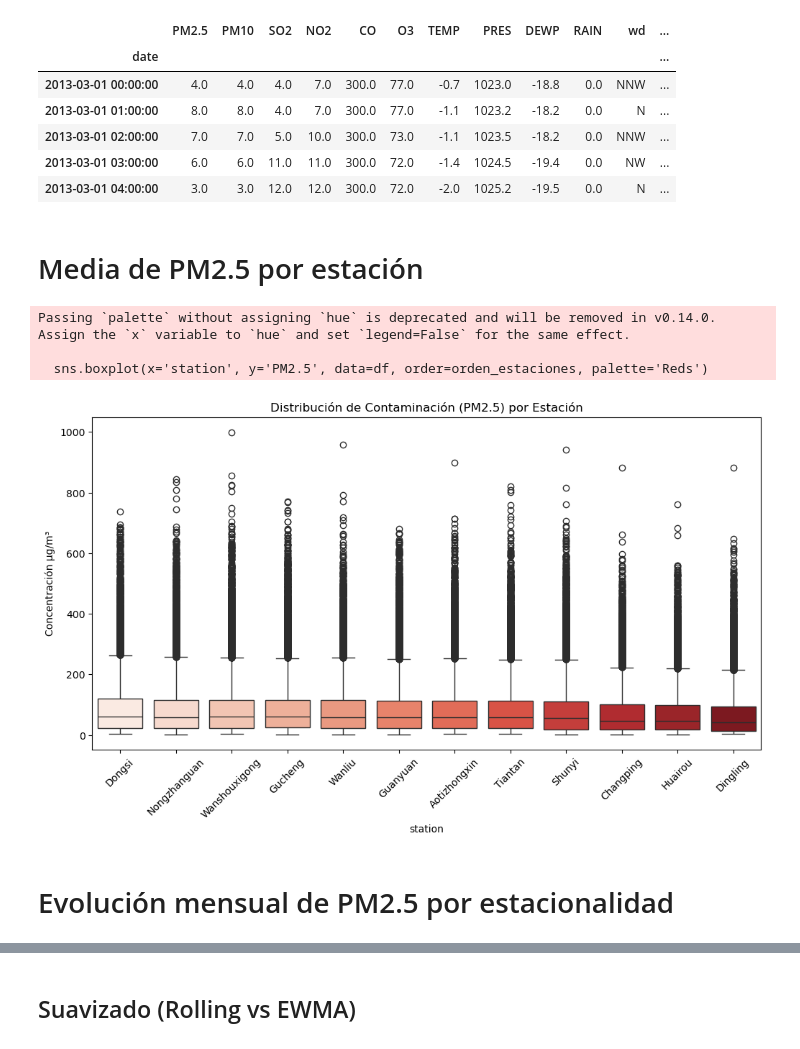
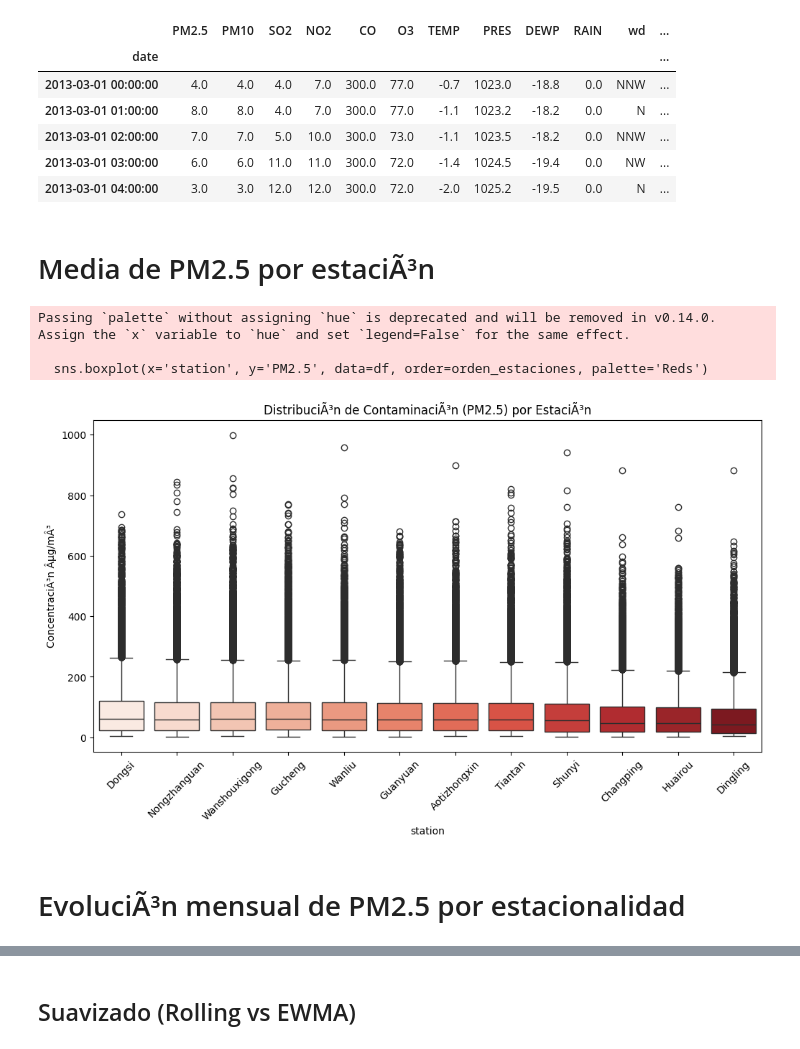
Before and after one commit to Antonio6709/beijing-air-quality, a Jupyter notebook: notebooks/02_eda_y_visualizacion.ipynb, the cells around one changed output, grey strips where cells are left out. Cells and saved outputs as stored; diff of their text form; code cells hidden in the pictures.

```diff
--- a/notebooks/02_eda_y_visualizacion.ipynb
+++ b/notebooks/02_eda_y_visualizacion.ipynb
@@ -18,29 +18,29 @@ df.head()
 | 2013-03-01 03:00:00 | 6.0 | 6.0 | 11.0 | 11.0 | 300.0 | 72.0 | -1.4 | 1024.5 | -19.4 | 0.0 | NW | ... |
 | 2013-03-01 04:00:00 | 3.0 | 3.0 | 12.0 | 12.0 | 300.0 | 72.0 | -2.0 | 1025.2 | -19.5 | 0.0 | N | ... |
 # %% [markdown]
-# Media de PM2.5 por estación
+# Media de PM2.5 por estaciÃ³n
 # %%
 # Definimos la ruta de reportes
 ruta_reports = '../reports/'
 os.makedirs(ruta_reports, exist_ok=True)
 
 orden_estaciones = df.groupby('station')['PM2.5'].mean().sort_values(ascending=False).index
 
 plt.figure(figsize=(12, 6))
 sns.boxplot(x='station', y='PM2.5', data=df, order=orden_estaciones, palette='Reds')
 plt.xticks(rotation=45)
-plt.title('Distribución de Contaminación (PM2.5) por Estación')
-plt.ylabel('Concentración µg/m³')
+plt.title('DistribuciÃ³n de ContaminaciÃ³n (PM2.5) por EstaciÃ³n')
+plt.ylabel('ConcentraciÃ³n Âµg/mÂ³')
 
 # Guardamos en reports, definido arriba
 plt.savefig(os.path.join(ruta_reports, '01_comparativa_estaciones.png'), bbox_inches='tight')
 plt.show()
 # %% [output]
 Passing `palette` without assigning `hue` is deprecated and will be removed in v0.14.0. Assign the `x` variable to `hue` and set `legend=False` for the same effect.
 
   sns.boxplot(x='station', y='PM2.5', data=df, order=orden_estaciones, palette='Reds')
-[figure, old version]
+[figure, new version]
 # %% [markdown]
-# Evolución mensual de PM2.5 por estacionalidad
+# EvoluciÃ³n mensual de PM2.5 por estacionalidad
 # %%
 plt.figure(figsize=(12, 6))
```
Also changed, not shown: parts of 12 cells of this notebook, 24 other files.
